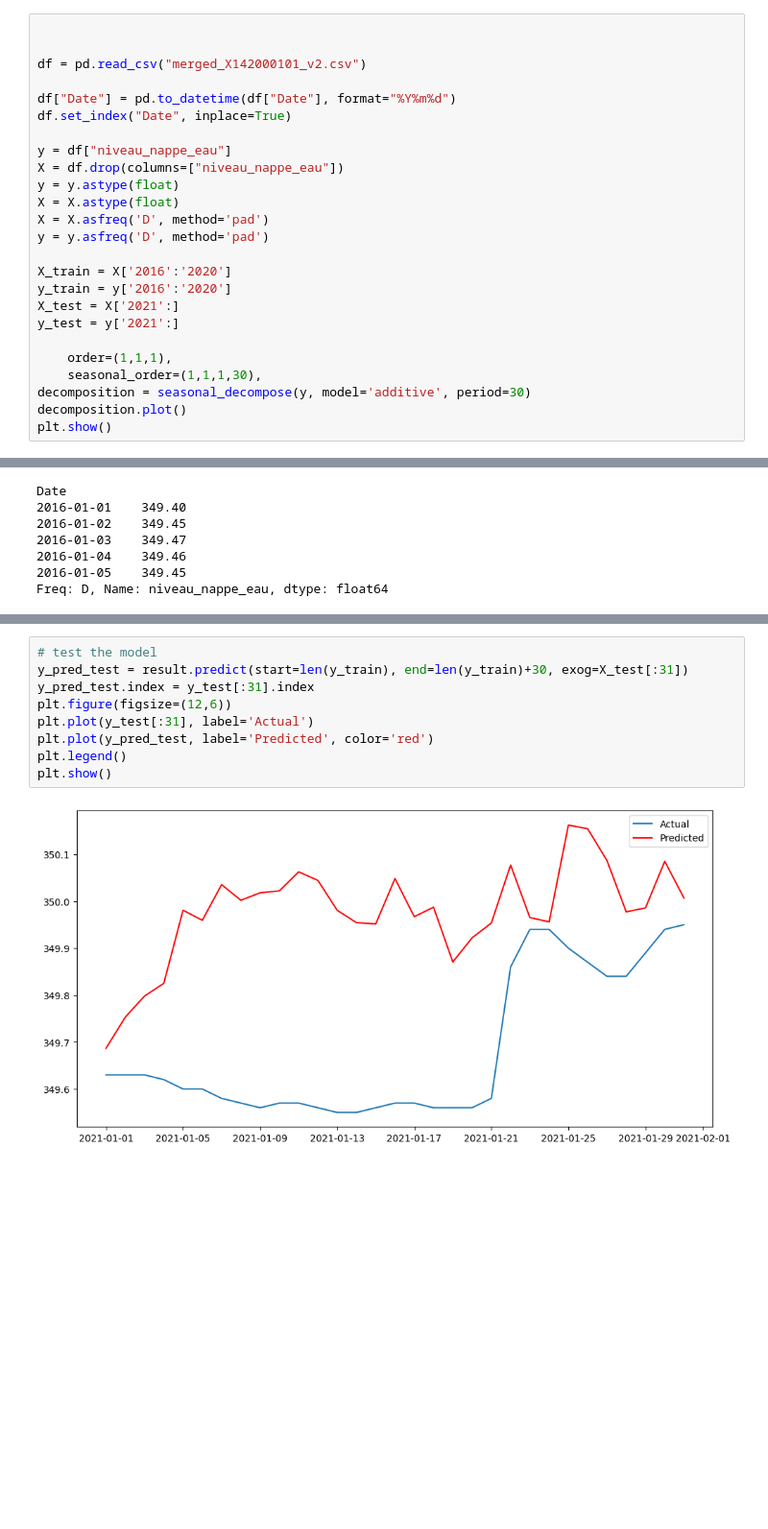
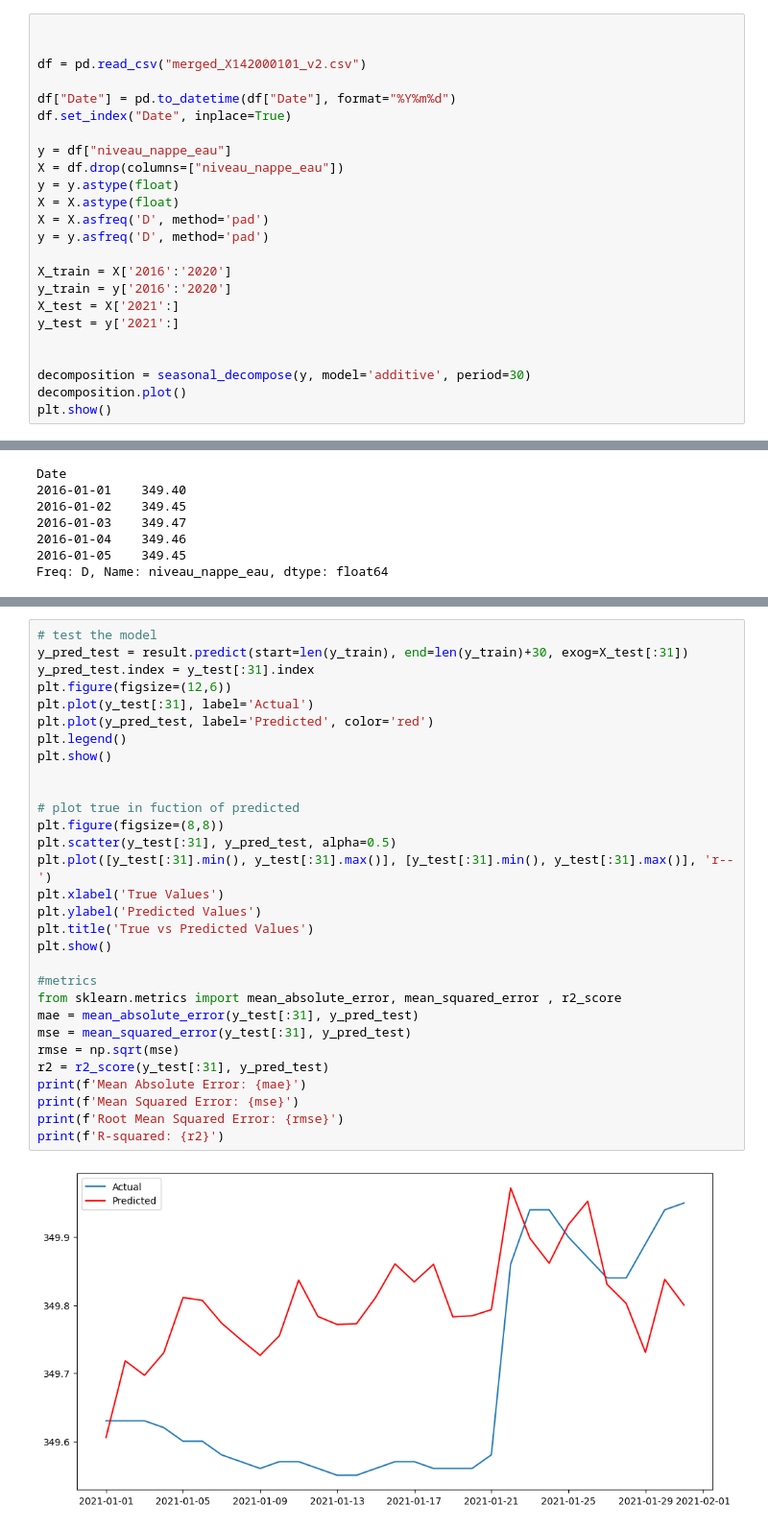
Before and after one commit to Sifflet-Blanc/Suez2, a Jupyter notebook: Sarima.ipynb, the cells around one changed output, grey strips where cells are left out. Shown at 96% size. Saved outputs shown, nothing was run; the diff lists cells and outputs as text; blank space fills up the shorter version.

Commit message:
immprove sarima model add metrics

```diff
--- a/Sarima.ipynb
+++ b/Sarima.ipynb
@@ -24,8 +24,7 @@ y_train = y['2016':'2020']
 X_test = X['2021':]
 y_test = y['2021':]
 
-    order=(1,1,1),
-    seasonal_order=(1,1,1,30),
+
 decomposition = seasonal_decompose(y, model='additive', period=30)
 decomposition.plot()
 plt.show()
@@ -64,11 +91,32 @@ plt.show()
 # %%
 # test the model
 y_pred_test = result.predict(start=len(y_train), end=len(y_train)+30, exog=X_test[:31])
 y_pred_test.index = y_test[:31].index
 plt.figure(figsize=(12,6))
 plt.plot(y_test[:31], label='Actual')
 plt.plot(y_pred_test, label='Predicted', color='red')
 plt.legend()
 plt.show()
+
+
+# plot true in fuction of predicted
+plt.figure(figsize=(8,8))
+plt.scatter(y_test[:31], y_pred_test, alpha=0.5)
+plt.plot([y_test[:31].min(), y_test[:31].max()], [y_test[:31].min(), y_test[:31].max()], 'r--')
+plt.xlabel('True Values')
+plt.ylabel('Predicted Values')
+plt.title('True vs Predicted Values')
+plt.show()
+
+#metrics
+from sklearn.metrics import mean_absolute_error, mean_squared_error , r2_score
+mae = mean_absolute_error(y_test[:31], y_pred_test)
+mse = mean_squared_error(y_test[:31], y_pred_test)
+rmse = np.sqrt(mse)
+r2 = r2_score(y_test[:31], y_pred_test)
+print(f'Mean Absolute Error: {mae}')
+print(f'Mean Squared Error: {mse}')
+print(f'Root Mean Squared Error: {rmse}')
+print(f'R-squared: {r2}')
 # %% [output]
-[figure, old version]
+[figure, new version]
```
Also changed, not shown: parts of 5 cells of this notebook.
